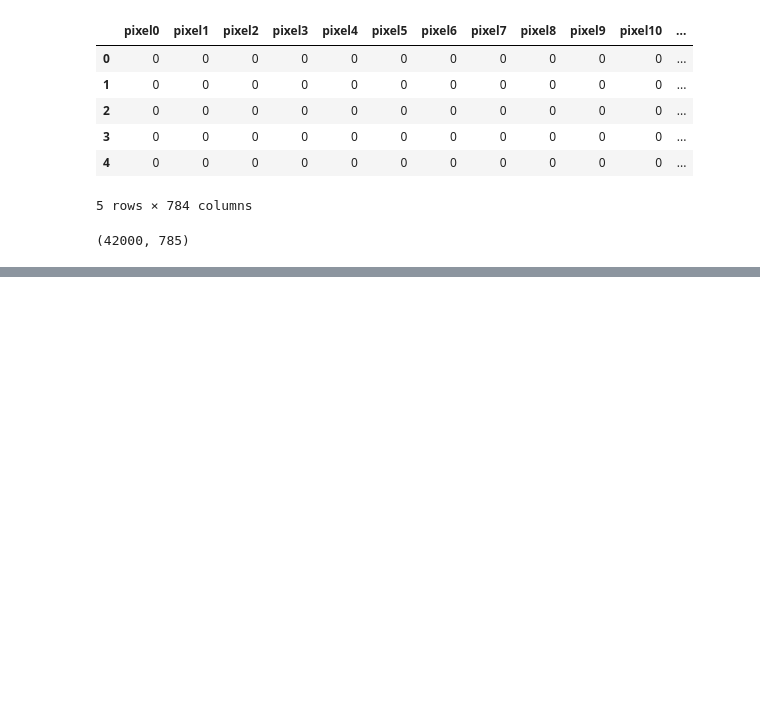
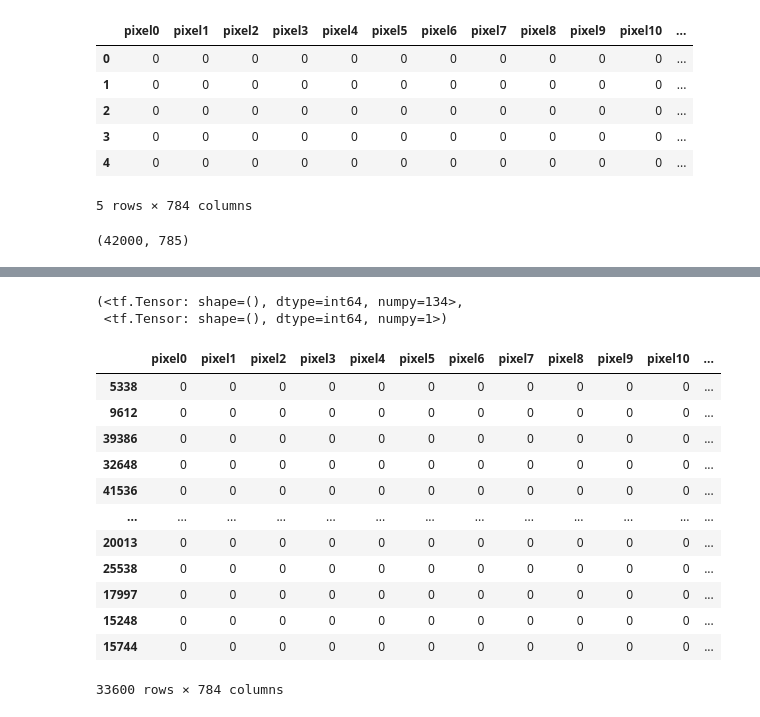
Before and after one commit to topguns837/MNIST_digit_recognizer, a Jupyter notebook: MNIST.ipynb, the cells around one changed output, grey strips where cells are left out. Saved outputs shown, nothing was run; the diff lists cells and outputs as text; code cells hidden in the pictures; blank space fills up the shorter version.

```diff
--- a/MNIST.ipynb
+++ b/MNIST.ipynb
@@ -57,0 +84,5 @@ plt.show()
+# %%
+tf.argmax(train_data.iloc[0,:]) , tf.argmin(train_data.iloc[0,:])
+# %% [output]
+(<tf.Tensor: shape=(), dtype=int64, numpy=134>,
+ <tf.Tensor: shape=(), dtype=int64, numpy=1>)
@@ -57,0 +99,16 @@ plt.show()
+# %%
+X_train
+# %% [output]
+|  | pixel0 | pixel1 | pixel2 | pixel3 | pixel4 | pixel5 | pixel6 | pixel7 | pixel8 | pixel9 | pixel10 | ... |
+| 5338 | 0 | 0 | 0 | 0 | 0 | 0 | 0 | 0 | 0 | 0 | 0 | ... |
+| 9612 | 0 | 0 | 0 | 0 | 0 | 0 | 0 | 0 | 0 | 0 | 0 | ... |
+| 39386 | 0 | 0 | 0 | 0 | 0 | 0 | 0 | 0 | 0 | 0 | 0 | ... |
+| 32648 | 0 | 0 | 0 | 0 | 0 | 0 | 0 | 0 | 0 | 0 | 0 | ... |
+| 41536 | 0 | 0 | 0 | 0 | 0 | 0 | 0 | 0 | 0 | 0 | 0 | ... |
+| ... | ... | ... | ... | ... | ... | ... | ... | ... | ... | ... | ... | ... |
+| 20013 | 0 | 0 | 0 | 0 | 0 | 0 | 0 | 0 | 0 | 0 | 0 | ... |
+| 25538 | 0 | 0 | 0 | 0 | 0 | 0 | 0 | 0 | 0 | 0 | 0 | ... |
+| 17997 | 0 | 0 | 0 | 0 | 0 | 0 | 0 | 0 | 0 | 0 | 0 | ... |
+| 15248 | 0 | 0 | 0 | 0 | 0 | 0 | 0 | 0 | 0 | 0 | 0 | ... |
+| 15744 | 0 | 0 | 0 | 0 | 0 | 0 | 0 | 0 | 0 | 0 | 0 | ... |
+33600 rows × 784 columns
```
Also changed, not shown: parts of 30 cells of this notebook.
